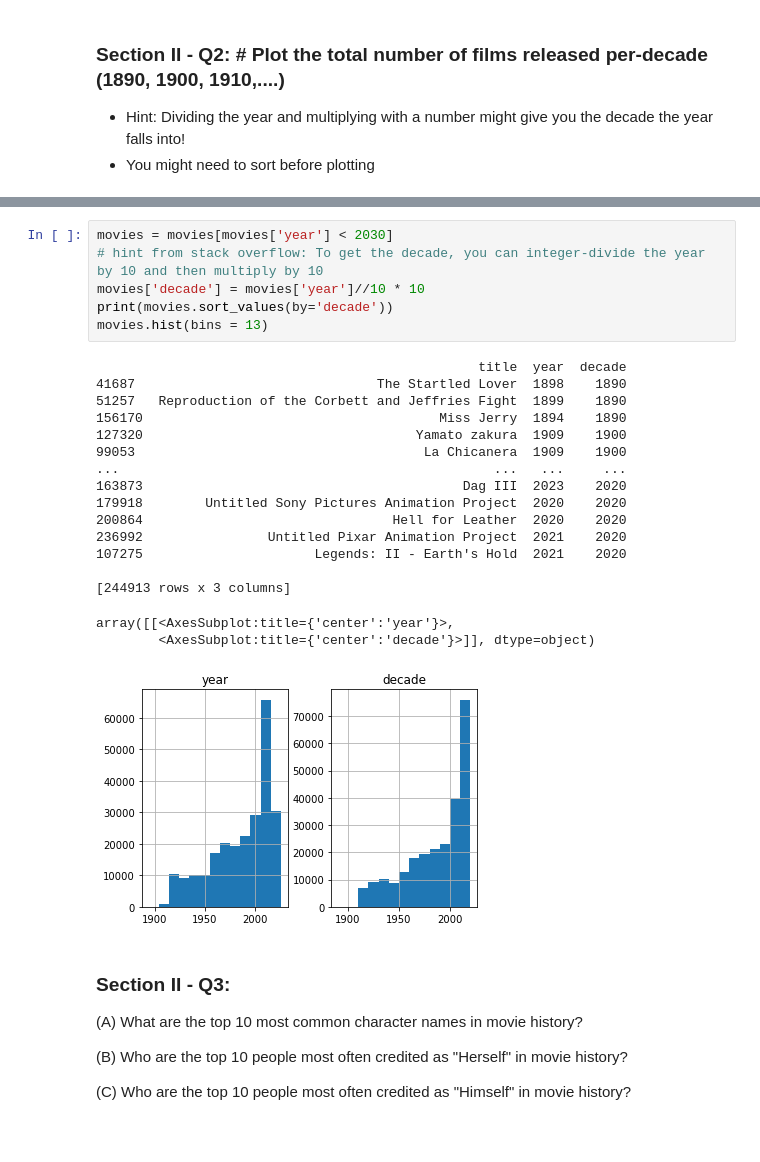
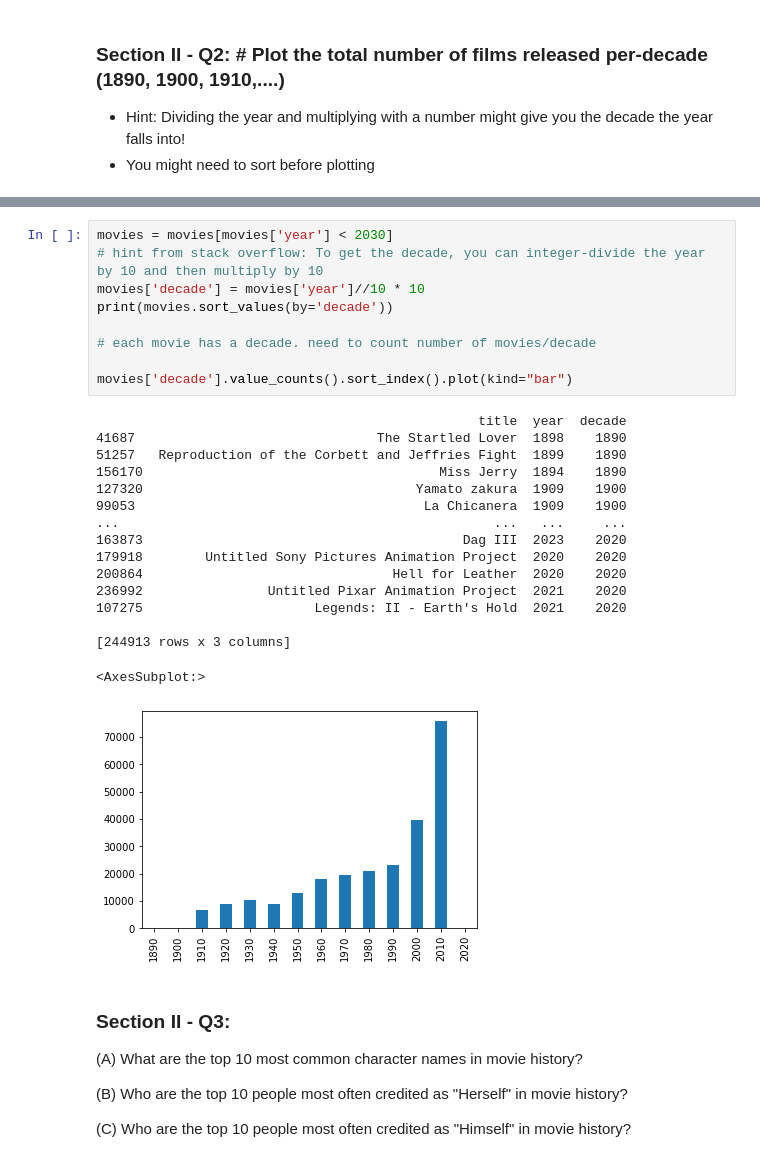
Before and after one commit to lpillsbury/ML2022, a Jupyter notebook: minprojs/mec-5.3.10-data-wranging-with-pandas-mini-project/Mini_Project_Data_Wrangling_Pandas.ipynb, the cells around one changed output, grey strips where cells are left out. Cells and saved outputs as stored; diff of their text form; blank space fills up the shorter version.

```diff
--- a/minprojs/mec-5.3.10-data-wranging-with-pandas-mini-project/Mini_Project_Data_Wrangling_Pandas.ipynb
+++ b/minprojs/mec-5.3.10-data-wranging-with-pandas-mini-project/Mini_Project_Data_Wrangling_Pandas.ipynb
@@ -475,27 +475,29 @@ movies.sort_values(by='year')
 # %%
 movies = movies[movies['year'] < 2030]
 # hint from stack overflow: To get the decade, you can integer-divide the year by 10 and then multiply by 10
 movies['decade'] = movies['year']//10 * 10
 print(movies.sort_values(by='decade'))
-movies.hist(bins = 13)
+
+# each movie has a decade. need to count number of movies/decade
+
+movies['decade'].value_counts().sort_index().plot(kind="bar")
 # %% [output]
                                                  title  year  decade
 41687                               The Startled Lover  1898    1890
 51257   Reproduction of the Corbett and Jeffries Fight  1899    1890
 156170                                      Miss Jerry  1894    1890
 127320                                   Yamato zakura  1909    1900
 99053                                     La Chicanera  1909    1900
 ...                                                ...   ...     ...
 163873                                         Dag III  2023    2020
 179918        Untitled Sony Pictures Animation Project  2020    2020
 200864                                Hell for Leather  2020    2020
 236992                Untitled Pixar Animation Project  2021    2020
 107275                      Legends: II - Earth's Hold  2021    2020
 
 [244913 rows x 3 columns]
-array([[<AxesSubplot:title={'center':'year'}>,
-        <AxesSubplot:title={'center':'decade'}>]], dtype=object)
+<AxesSubplot:>
-[figure, old version]
+[figure, new version]
 # %% [markdown]
 ### Section II - Q3:
 
```
Also changed, not shown: parts of 15 cells of this notebook.
